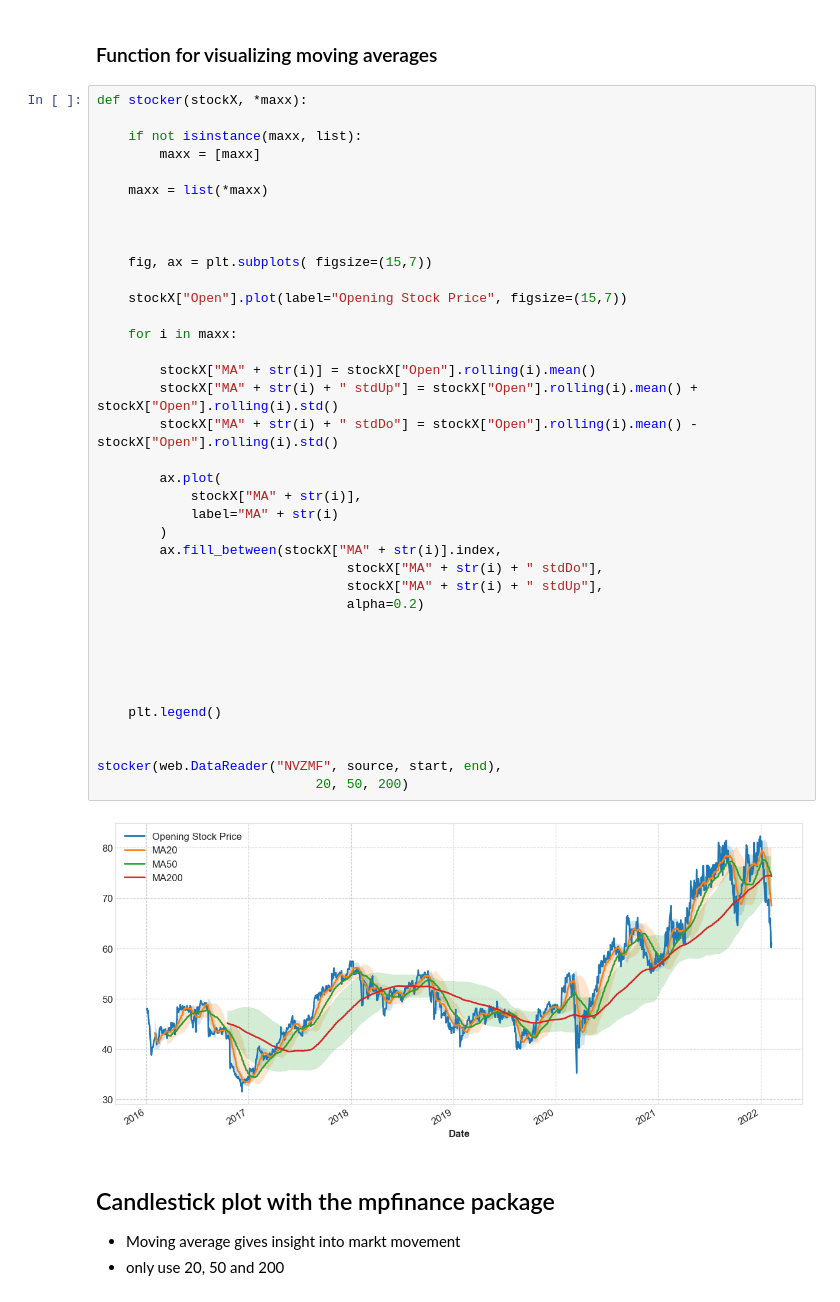
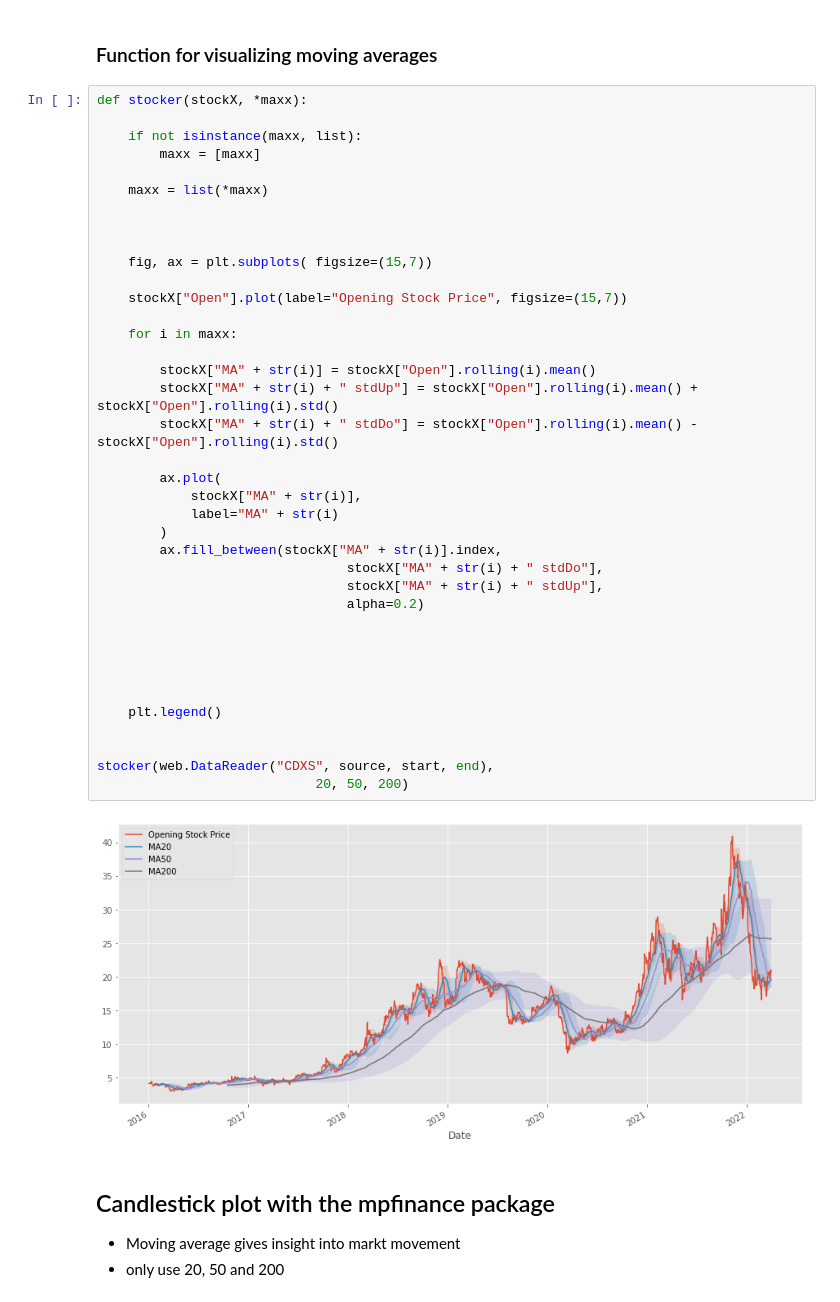
Before and after one commit to cewinharhar/stockMarketAnalysis, a Jupyter notebook: stockMarketAnalysis.ipynb, the cells around one changed output. Drawn from its saved outputs; the diff is of its cells as text.

Commit message:
adding stock

```diff
--- a/stockMarketAnalysis.ipynb
+++ b/stockMarketAnalysis.ipynb
@@ -102,35 +111,35 @@ def stocker(stockX, *maxx):
 
 
     fig, ax = plt.subplots( figsize=(15,7))
 
     stockX["Open"].plot(label="Opening Stock Price", figsize=(15,7))
 
     for i in maxx:
 
         stockX["MA" + str(i)] = stockX["Open"].rolling(i).mean()
         stockX["MA" + str(i) + " stdUp"] = stockX["Open"].rolling(i).mean() + stockX["Open"].rolling(i).std()
         stockX["MA" + str(i) + " stdDo"] = stockX["Open"].rolling(i).mean() - stockX["Open"].rolling(i).std()
 
         ax.plot(
             stockX["MA" + str(i)],
             label="MA" + str(i)
         )
         ax.fill_between(stockX["MA" + str(i)].index,
                                 stockX["MA" + str(i) + " stdDo"],
                                 stockX["MA" + str(i) + " stdUp"],
                                 alpha=0.2)
 
 
 
 
 
     plt.legend()
 
 
-stocker(web.DataReader("NVZMF", source, start, end),
+stocker(web.DataReader("CDXS", source, start, end),
                             20, 50, 200)
 # %% [output]
-[figure, old version]
+[figure, new version]
 # %% [markdown]
 ## Candlestick plot with the mpfinance package
 
```
Also changed, not shown: parts of 5 cells of this notebook, 1 other file.
